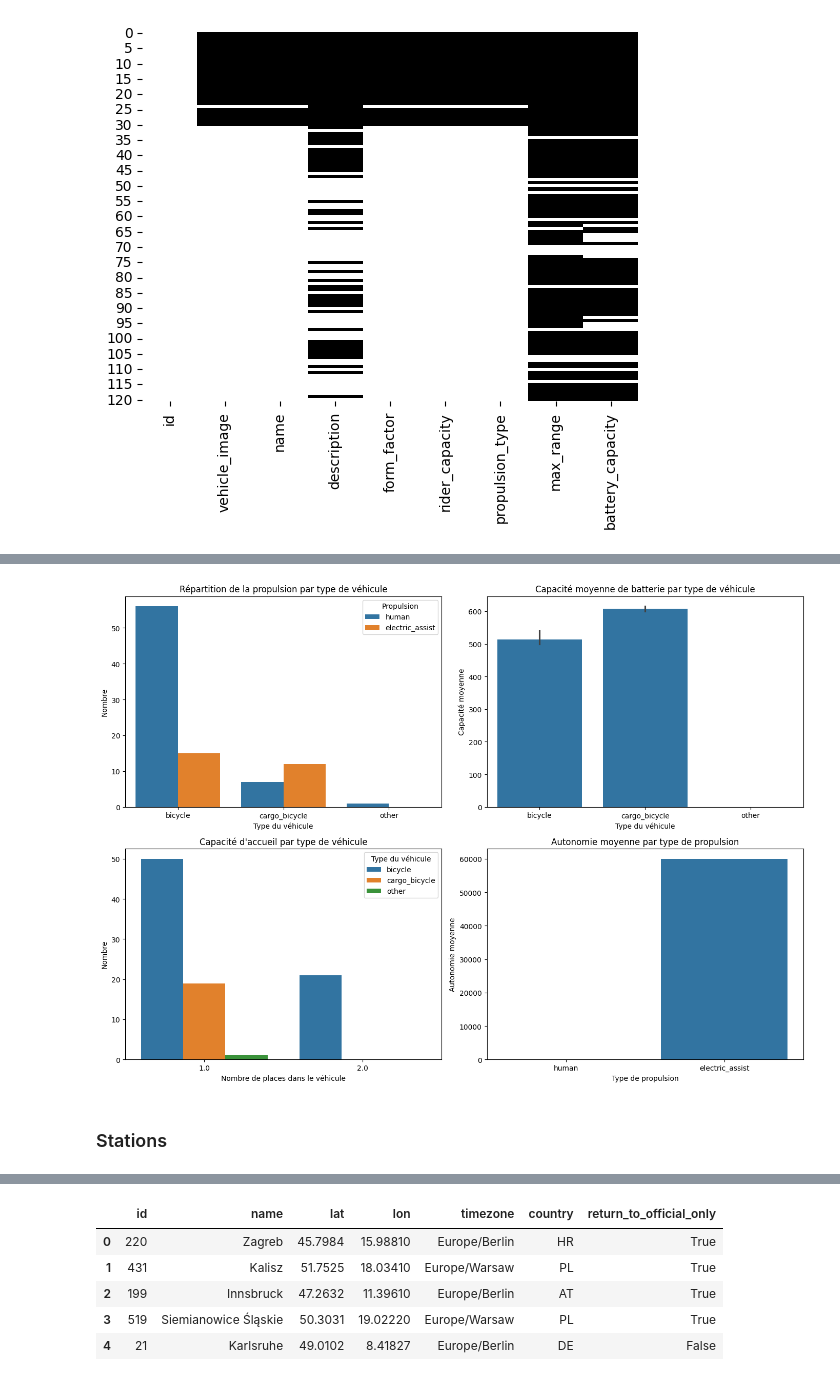
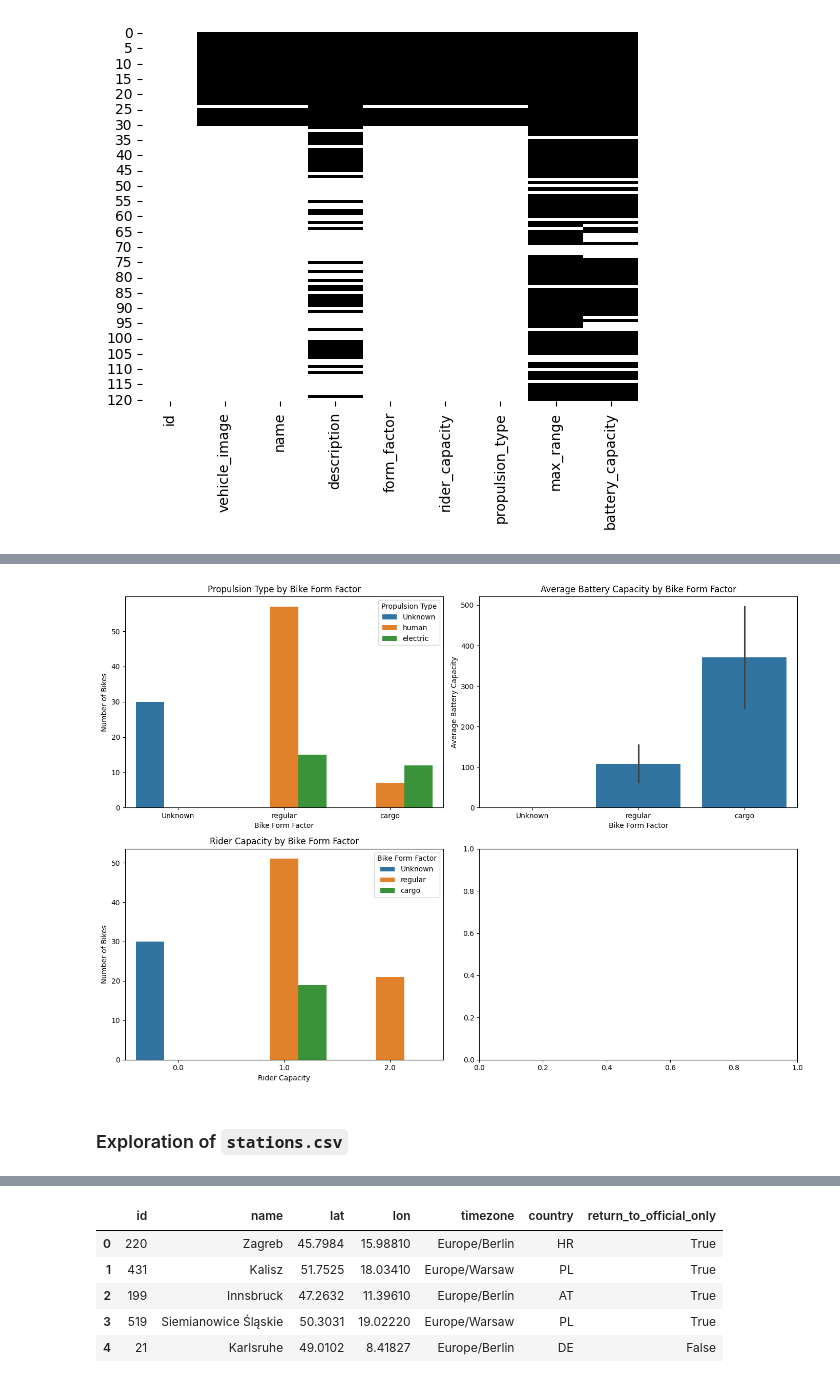
Before and after one commit to Memeel/ML_Challenge, a Jupyter notebook: notebook/challenge.ipynb, the cells around one changed output, grey strips where cells are left out. Drawn from its saved outputs; the diff is of its cells as text; code cells hidden in the pictures.

```diff
--- a/notebook/challenge.ipynb
+++ b/notebook/challenge.ipynb
@@ -91,0 +183,7 @@ plt.show()
+# %%
+# Fill all missing values with "Unknown" for string columns and 0 for numeric columns
+string_cols = ["vehicle_image", "name", "description", "form_factor", "propulsion_type"]
+numeric_cols = ["rider_capacity", "max_range", "battery_capacity"]
+
+df_bike_types[string_cols] = df_bike_types[string_cols].fillna("Unknown")
+df_bike_types[numeric_cols] = df_bike_types[numeric_cols].fillna(0)
@@ -111,0 +230,3 @@ Length: 47, dtype: str
+# %%
+print(df_bike_types["propulsion_type"].unique())
+df_bike_types.loc[df_bike_types["propulsion_type"] == "electric_assist", "propulsion_type"] = "electric"
@@ -111,0 +239,4 @@ Length: 47, dtype: str
+# %%
+print(df_bike_types["form_factor"].unique())
+df_bike_types.loc[df_bike_types["form_factor"] == "bicycle", "form_factor"] = "regular"
+df_bike_types.loc[df_bike_types["form_factor"] == "cargo_bicycle", "form_factor"] = "cargo"
@@ -111,0 +247,4 @@ Length: 47, dtype: str
+# %%
+# Since there are only one row with the value "other", and we have information about the bike
+# We can assume it's a regular bike
+df_bike_types.loc[df_bike_types["form_factor"] == "other", "form_factor"] = "regular"
@@ -177,34 +300,45 @@ plt.show()
 # %%
 fig, axes = plt.subplots(2, 2, figsize=(14, 10))
 
-sns.countplot(data=df_bike_types, x='form_factor', hue='propulsion_type', ax=axes[0, 0])
-axes[0, 0].set_title("Répartition de la propulsion par type de véhicule")
-axes[0, 0].set_xlabel("Type du véhicule")
-axes[0, 0].set_ylabel("Nombre")
-axes[0, 0].legend(title="Propulsion")
+sns.countplot(
+    data=df_bike_types,
+    x="form_factor",
+    hue="propulsion_type",
+    ax=axes[0, 0]
+)
+axes[0, 0].set_title("Propulsion Type by Bike Form Factor")
+axes[0, 0].set_xlabel("Bike Form Factor")
+axes[0, 0].set_ylabel("Number of Bikes")
+axes[0, 0].legend(title="Propulsion Type")
 
-sns.barplot(data=df_bike_types, x='form_factor', y='battery_capacity', estimator='mean', ax=axes[0, 1])
-axes[0, 1].set_title("Capacité moyenne de batterie par type de véhicule")
-axes[0, 1].set_xlabel("Type du véhicule")
-axes[0, 1].set_ylabel("Capacité moyenne")
+sns.barplot(
+    data=df_bike_types,
+    x="form_factor",
+    y="battery_capacity",
+    estimator="mean",
+    ax=axes[0, 1]
+)
+axes[0, 1].set_title("Average Battery Capacity by Bike Form Factor")
+axes[0, 1].set_xlabel("Bike Form Factor")
+axes[0, 1].set_ylabel("Average Battery Capacity")
 
-sns.countplot(data=df_bike_types, x='rider_capacity', hue='form_factor', ax=axes[1, 0])
-axes[1, 0].set_title("Capacité d'accueil par type de véhicule")
-axes[1, 0].set_xlabel("Nombre de places dans le véhicule")
-axes[1, 0].set_ylabel("Nombre")
-axes[1, 0].legend(title="Type du véhicule")
-
-sns.barplot(data=df_bike_types, x='propulsion_type', y='max_range', estimator='mean', ax=axes[1, 1])
-axes[1, 1].set_title("Autonomie moyenne par type de propulsion")
-axes[1, 1].set_xlabel("Type de propulsion")
-axes[1, 1].set_ylabel("Autonomie moyenne")
+sns.countplot(
+    data=df_bike_types,
+    x="rider_capacity",
+    hue="form_factor",
+    ax=axes[1, 0]
+)
+axes[1, 0].set_title("Rider Capacity by Bike Form Factor")
+axes[1, 0].set_xlabel("Rider Capacity")
+axes[1, 0].set_ylabel("Number of Bikes")
+axes[1, 0].legend(title="Bike Form Factor")
 
 plt.tight_layout()
 plt.show()
 # %% [output]
-[figure, old version]
+[figure, new version]
 # %% [markdown]
-### Stations
+### Exploration of `stations.csv`
 # %%
 df_stations.head()
 # %% [output]
```
Also changed, not shown: parts of 77 cells of this notebook.
